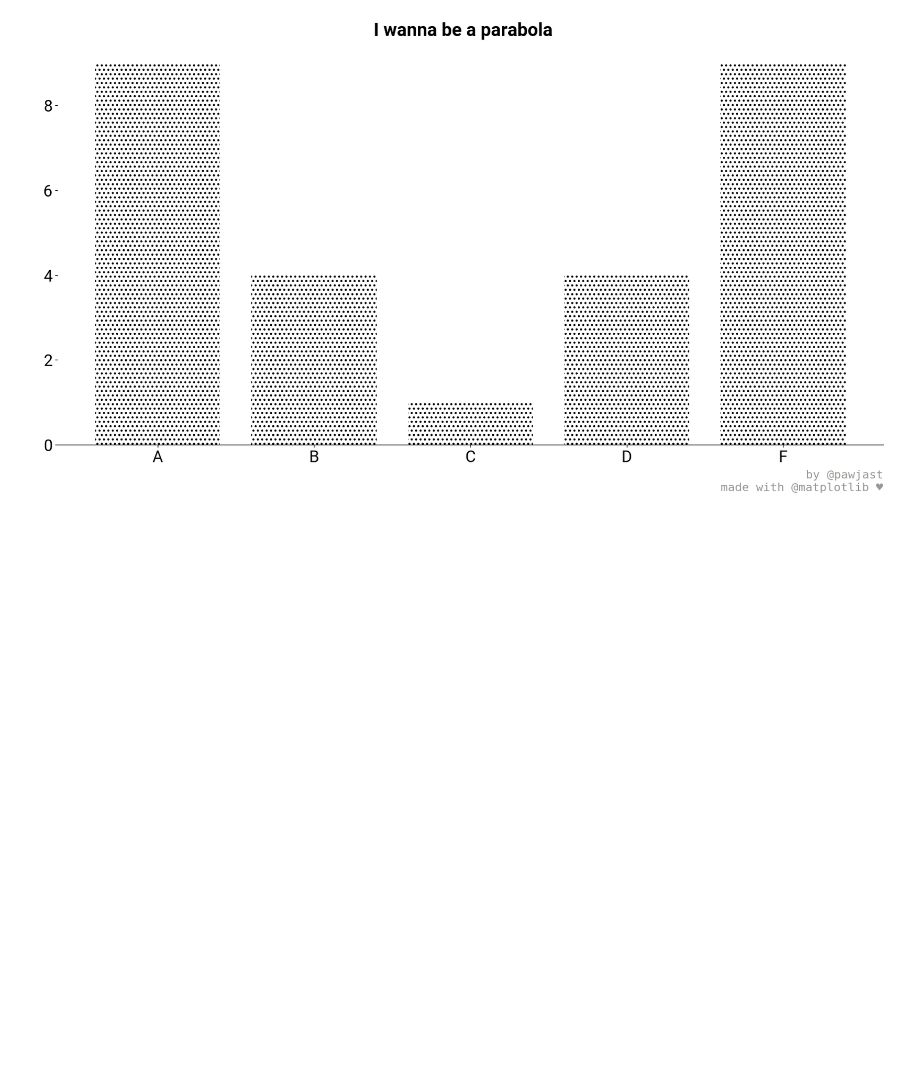
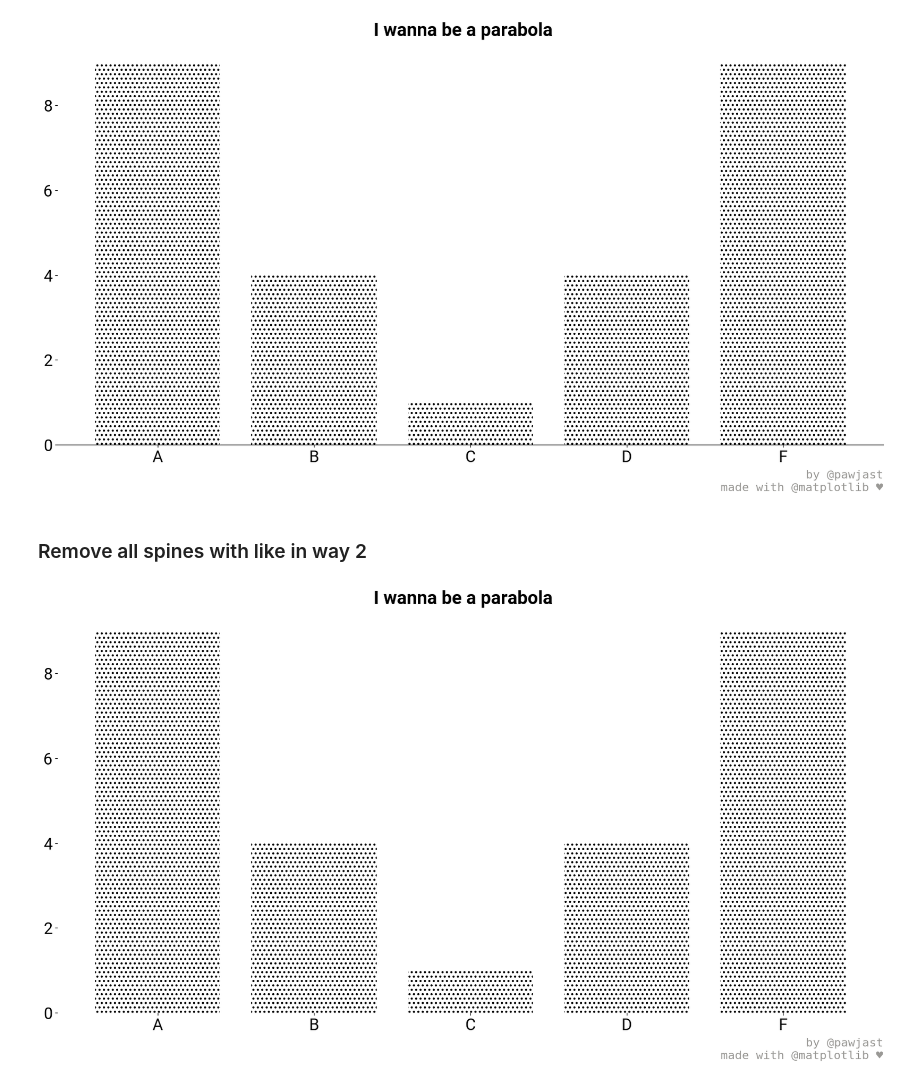
Before and after one commit to pawjast/code_and_pepper, a Jupyter notebook: src/matplotlib_spines_visibility.ipynb, the cells around one changed output. Cells and saved outputs as stored; diff of their text form; code cells hidden in the pictures; blank space fills up the shorter version.

Commit message:
Update notebook with spines visibility setting

```diff
--- a/src/matplotlib_spines_visibility.ipynb
+++ b/src/matplotlib_spines_visibility.ipynb
@@ -199,3 +199,47 @@ ax.text(
 # );
 # %% [output]
 [figure]
+# %% [markdown]
+### Remove all spines with like in way 2
+# %%
+fig, ax = plt.subplots(
+    figsize=(16,9),
+    facecolor="white",
+    layout="constrained"
+)
+fig.suptitle(
+    "I wanna be a parabola",
+    fontsize=25,
+    weight="bold"
+)
+
+ax.bar(
+    df.index,
+    df["data"],
+    facecolor=(1, 1, 1, 0),
+    hatch=".."
+)
+
+ax.spines[:].set_visible(False)
+
+# Footer
+ax.text(
+    1, -.12,
+    "by @pawjast\nmade with @matplotlib \u2665",
+    transform = ax.transAxes,
+    horizontalalignment="right",
+    verticalalignment="bottom",
+    color="#9a9996",
+    fontsize=16,
+    family="monospace",
+    weight="medium"
+);
+
+# plt.savefig(
+#     fname="name.png",
+#     format="png",
+#     dpi=125,
+#     metadata=metadata_dict
+# );
+# %% [output]
+[figure, added]
```
